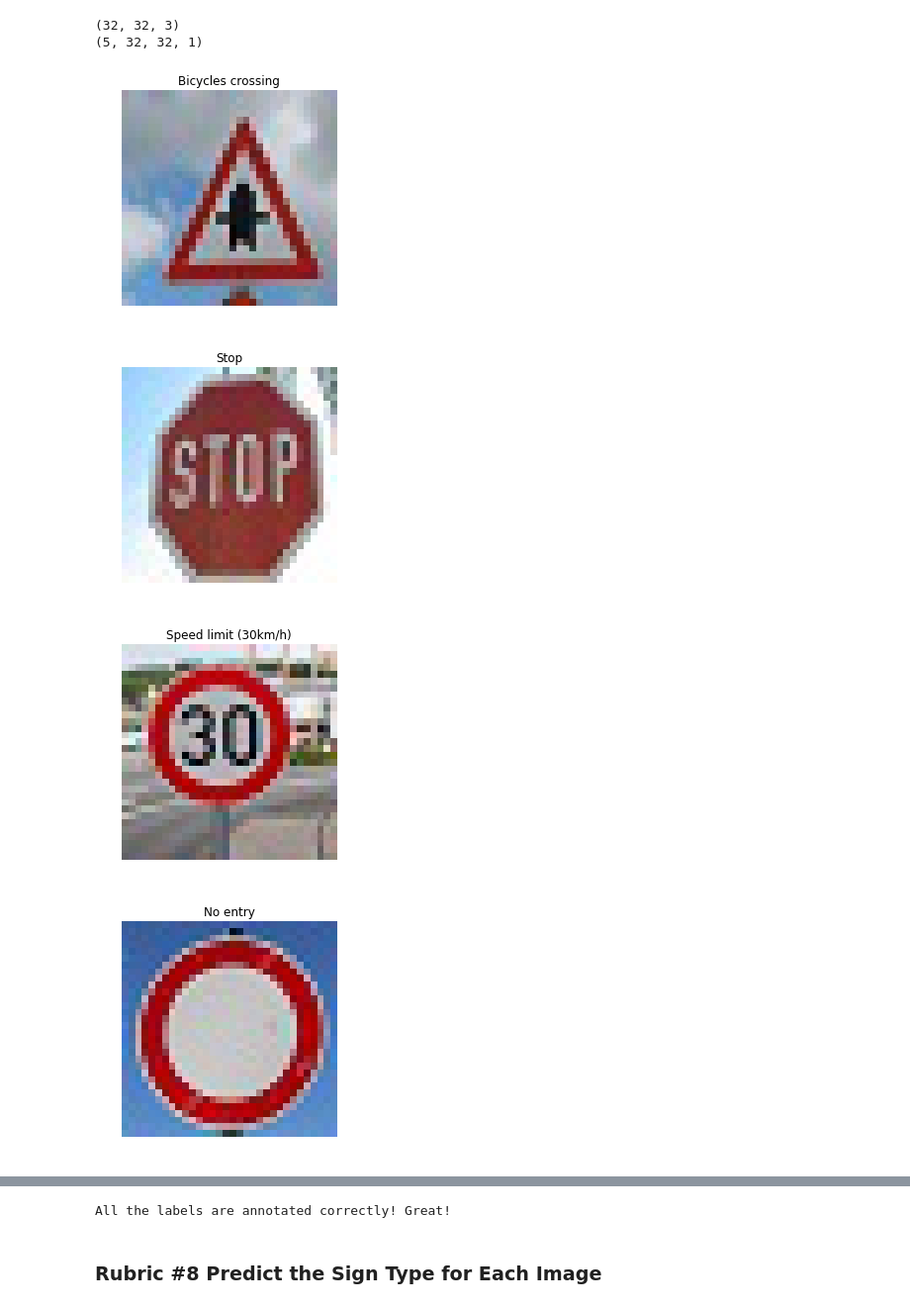
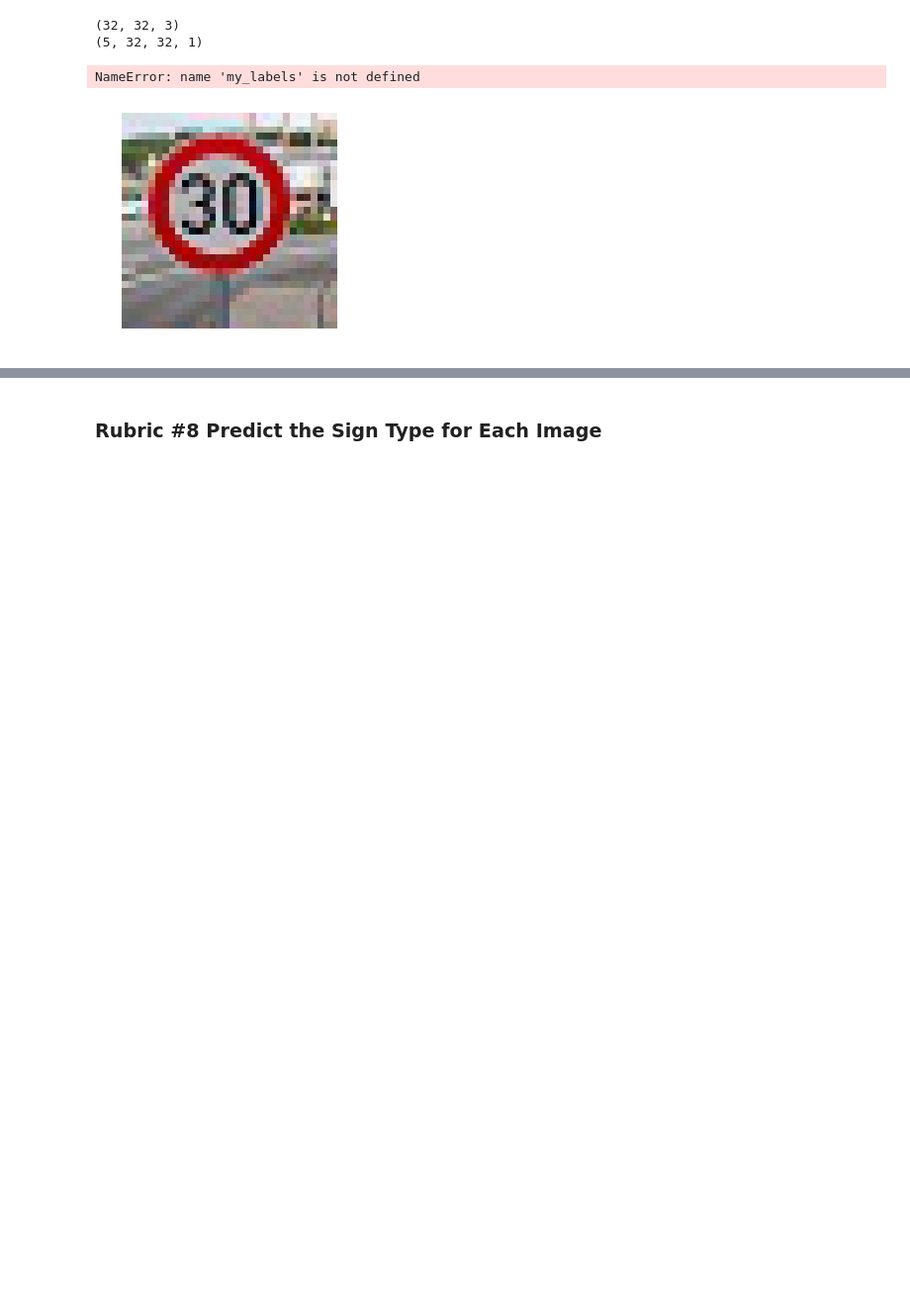
Before and after one commit to mahfuz195/CarND-Traffic-Sign-Classifier-Project, a Jupyter notebook: Traffic_Sign_Classifier.ipynb, the cells around one changed output, grey strips where cells are left out. Shown: that part at 99% size. Saved outputs shown, nothing was run; the diff lists cells and outputs as text; code cells hidden in the pictures; blank space fills up the shorter version.

```diff
--- a/Traffic_Sign_Classifier.ipynb
+++ b/Traffic_Sign_Classifier.ipynb
@@ -637,14 +724,28 @@ print(my_images_normalized.shape)
 # %%
 i=0
 for img in images_:
     plt.imshow(img)
     plt.axis('off')
     plt.title(tag_name[1][my_labels[i]+1])
     plt.show()
     i+=1
 print ('All the labels are annotated correctly! Great!')
+i = 1
+for img in images_:
+    plt.subplot(1,5,i)
+    plt.imshow(img.squeeze(), plt.gray())
+    i = i + 1
+plt.show()
+
+index =  random.randint(0, len(X_train))
+img_scaled = augment_random_rotate(X_train[index])
+plt.subplot(1,2,1)
+plt.title('Image before rotation')
+plt.imshow(X_train[index].squeeze(), plt.gray())
+plt.subplot(1,2,2)
+plt.title('Image after rotation')
+plt.imshow(img_scaled, plt.gray())
+plt.show()
 # %% [output]
+NameError: name 'my_labels' is not defined
-[figure, old version]
+[figure, new version]
-[figure, removed]
-[figure, removed]
-[figure, removed]
@@ -652,4 +752,3 @@ print ('All the labels are annotated correctly! Great!')
-All the labels are annotated correctly! Great!
 # %% [markdown]
 ### Rubric #8 Predict the Sign Type for Each Image
 # %%
```
Also changed, not shown: parts of 12 cells of this notebook.
